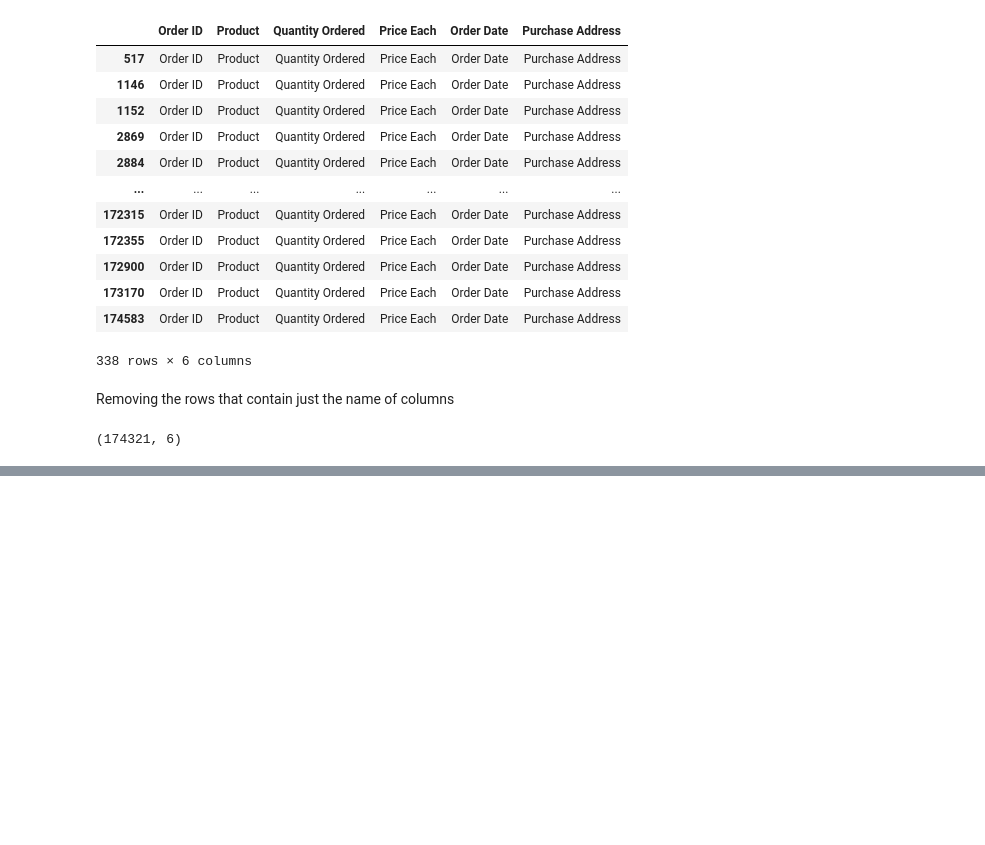
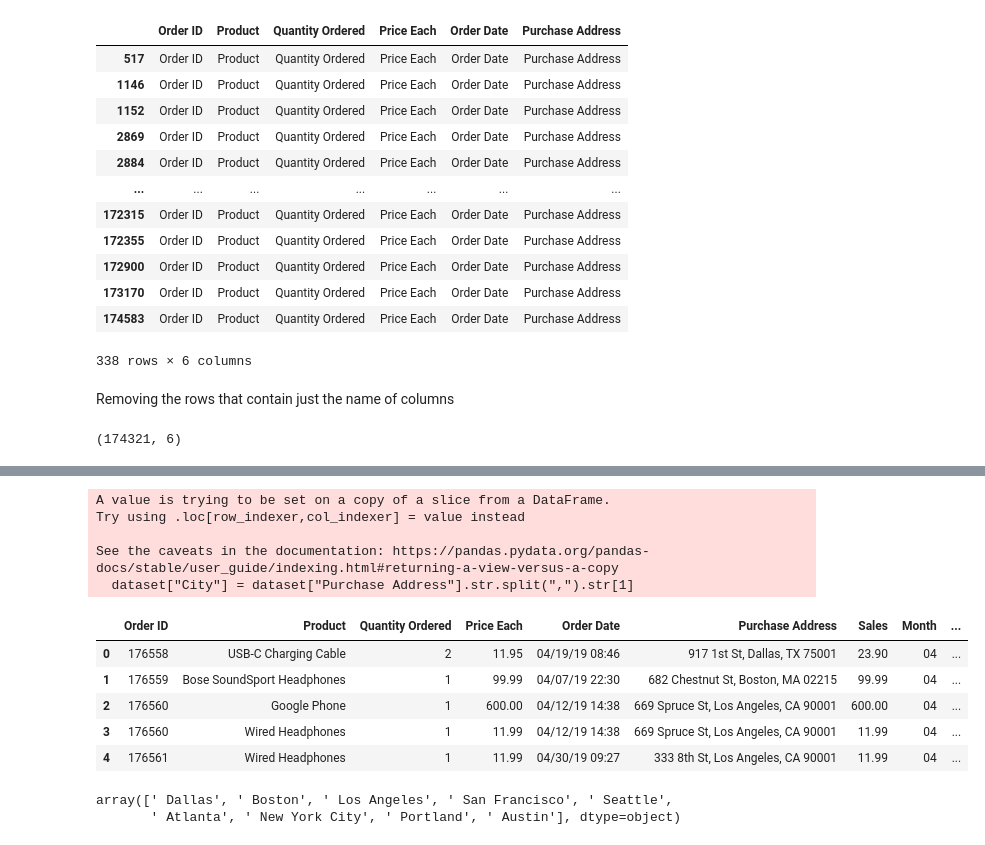
Before and after one commit to kumarprakhar14/Python-Projects, a Jupyter notebook: Data Science/sales_project.ipynb, the cells around one changed output, grey strips where cells are left out. Drawn from its saved outputs; the diff is of its cells as text; code cells hidden in the pictures; blank space fills up the shorter version.

```diff
--- a/Data Science/sales_project.ipynb
+++ b/Data Science/sales_project.ipynb
@@ -139,0 +388,23 @@ dataset.shape
+# %%
+#storing this data in a variable named city
+dataset["City"] = dataset["Purchase Address"].str.split(",").str[1]
+# %% [output]
+A value is trying to be set on a copy of a slice from a DataFrame.
+Try using .loc[row_indexer,col_indexer] = value instead
+
+See the caveats in the documentation: https://pandas.pydata.org/pandas-docs/stable/user_guide/indexing.html#returning-a-view-versus-a-copy
+  dataset["City"] = dataset["Purchase Address"].str.split(",").str[1]
+# %%
+dataset.head()
+# %% [output]
+|  | Order ID | Product | Quantity Ordered | Price Each | Order Date | Purchase Address | Sales | Month | ... |
+| 0 | 176558 | USB-C Charging Cable | 2 | 11.95 | 04/19/19 08:46 | 917 1st St, Dallas, TX 75001 | 23.90 | 04 | ... |
+| 1 | 176559 | Bose SoundSport Headphones | 1 | 99.99 | 04/07/19 22:30 | 682 Chestnut St, Boston, MA 02215 | 99.99 | 04 | ... |
+| 2 | 176560 | Google Phone | 1 | 600.00 | 04/12/19 14:38 | 669 Spruce St, Los Angeles, CA 90001 | 600.00 | 04 | ... |
+| 3 | 176560 | Wired Headphones | 1 | 11.99 | 04/12/19 14:38 | 669 Spruce St, Los Angeles, CA 90001 | 11.99 | 04 | ... |
+| 4 | 176561 | Wired Headphones | 1 | 11.99 | 04/30/19 09:27 | 333 8th St, Los Angeles, CA 90001 | 11.99 | 04 | ... |
+# %%
+dataset["City"].unique()
+# %% [output]
+array([' Dallas', ' Boston', ' Los Angeles', ' San Francisco', ' Seattle',
+       ' Atlanta', ' New York City', ' Portland', ' Austin'], dtype=object)
```
Also changed, not shown: parts of 59 cells of this notebook, 16 other files.
